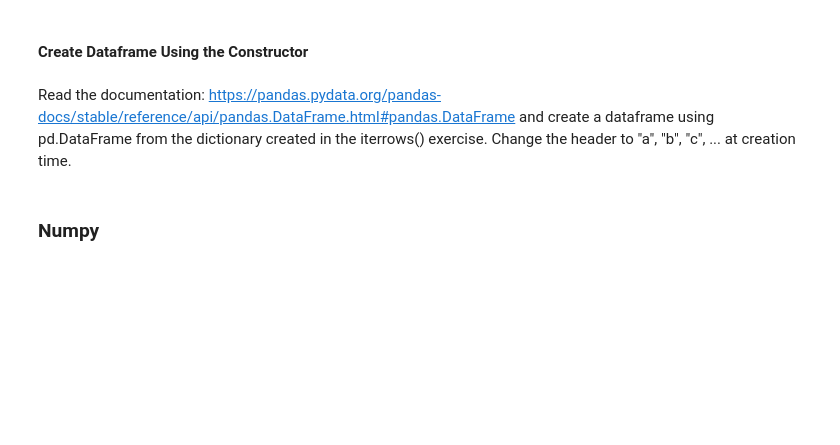
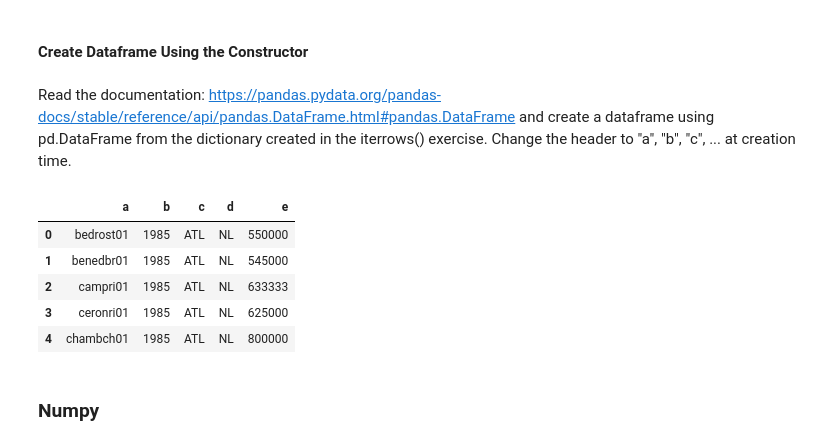
Before and after one commit to egunadi/dsci552-hw0, a Jupyter notebook: notebook/Gunadi_Eben_HW0.ipynb, the cells around one changed output. Saved outputs shown, nothing was run; the diff lists cells and outputs as text; code cells hidden in the pictures; blank space fills up the shorter version.

```diff
--- a/notebook/Gunadi_Eben_HW0.ipynb
+++ b/notebook/Gunadi_Eben_HW0.ipynb
@@ -48,3 +48,9 @@ import numpy as np
 #### The read_csv() Method
 # %% [markdown]
 First, read the documentation about the *read_csv()* method in Pandas (https://pandas.pydata.org/pandas-docs/stable/reference/api/pandas.read_csv.html). Then, try to read data from file Salaries.csv to a dataframe, make the column playerID in the csv file as the index column and the first row as the header. Also, skip the second row when reading the file.
+# %%
+salaries_df = pd.read_csv('../data/Salaries.csv',
+                          index_col='playerID',
+                          header=0,
+                          skiprows=[1])
+salaries_df.head()
@@ -60,3 +96,18 @@ Calculate the standard Deviation, first quartile, medium, third quartile, mean,
 #### The iterrows() Method
 # %% [markdown]
 Create a Python dictionary object whose keys are the headers of the dataframe created in the read_csv() exercise and values are Python list objects that contain data corresponding to the headers. (Here, use the iterrows method to iterate each row of the dataframe and copy it to a dictionary. However, there is a easier way. Learn how the to_dict() method works by yourself later)
+# %%
+salaries_dict = {'playerID' : [],
+                 'yearID'   : [],
+                 'teamID'   : [],
+                 'lgID'     : [],
+                 'salary'   : []}
+
+for row in salaries_df.iterrows():
+    salaries_dict['playerID'].append(row[0])
+    salaries_dict['yearID'].append(row[1].yearID)
+    salaries_dict['teamID'].append(row[1].teamID)
+    salaries_dict['lgID'].append(row[1].lgID)
+    salaries_dict['salary'].append(row[1].salary)
+
+print(salaries_dict)
@@ -64,6 +117,25 @@ Create a Python dictionary object whose keys are the headers of the dataframe cr
 #### Create Dataframe Using the Constructor
 # %% [markdown]
 Read the documentation: https://pandas.pydata.org/pandas-docs/stable/reference/api/pandas.DataFrame.html#pandas.DataFrame and create a dataframe using pd.DataFrame from the dictionary created in the iterrows() exercise. Change the header to "a", "b", "c", ... at creation time.
+# %%
+salaries_df_2 = pd.DataFrame(salaries_dict)
+
+header_mapping = {'playerID' : 'a',
+                  'yearID'   : 'b',
+                  'teamID'   : 'c',
+                  'lgID'     : 'd',
+                  'salary'   : 'e'}
+
+salaries_df_2.rename(columns=header_mapping, inplace=True)
+
+salaries_df_2.head()
+# %% [output]
+|  | a | b | c | d | e |
+| 0 | bedrost01 | 1985 | ATL | NL | 550000 |
+| 1 | benedbr01 | 1985 | ATL | NL | 545000 |
+| 2 | campri01 | 1985 | ATL | NL | 633333 |
+| 3 | ceronri01 | 1985 | ATL | NL | 625000 |
+| 4 | chambch01 | 1985 | ATL | NL | 800000 |
 # %% [markdown]
 ### Numpy
 # %% [markdown]
```
Also changed, not shown: parts of 4 cells of this notebook.
